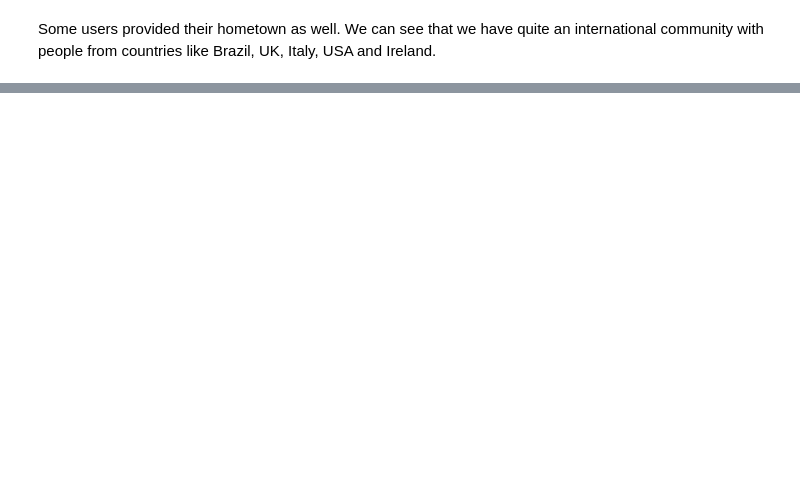
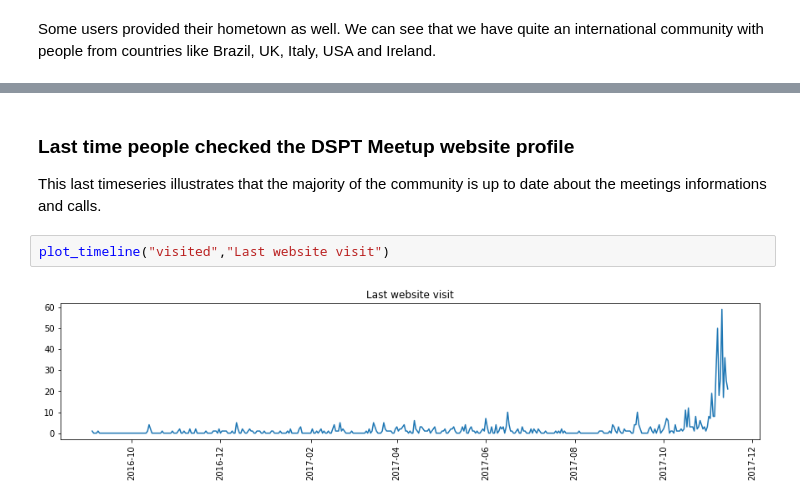
Before and after one commit to arianpasquali/datasciencept-meetup, a Jupyter notebook: dspt_meetup_dataanalysis.ipynb, the cells around one changed output, grey strips where cells are left out. Saved outputs shown, nothing was run; the diff lists cells and outputs as text; blank space fills up the shorter version.

```diff
--- a/dspt_meetup_dataanalysis.ipynb
+++ b/dspt_meetup_dataanalysis.ipynb
@@ -211,0 +249,8 @@ plt.show()
+# %% [markdown]
+### Last time people checked the DSPT Meetup website profile
+
+This last timeseries illustrates that the majority of the community is up to date about the meetings informations and calls.
+# %%
+plot_timeline("visited","Last website visit")
+# %% [output]
+[figure, added]
```
Also changed, not shown: parts of 26 cells of this notebook.
